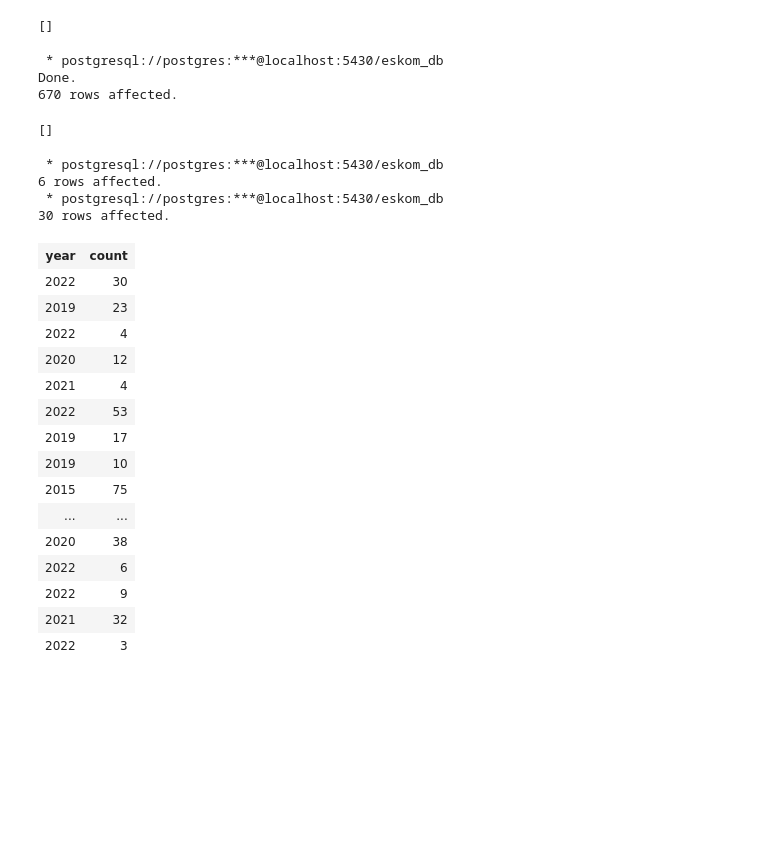
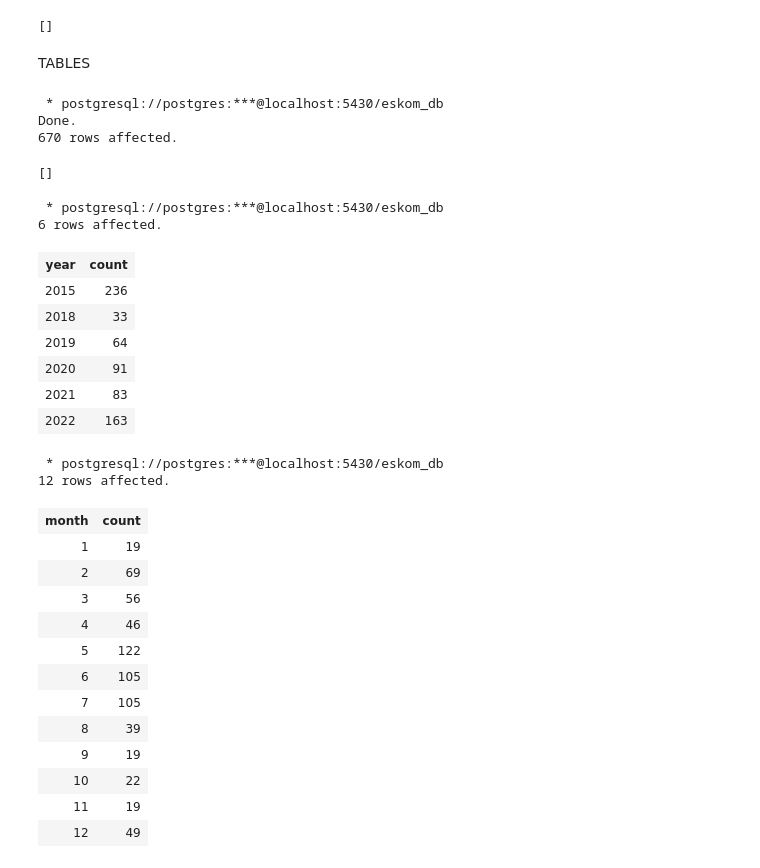
Before and after one commit to The-DigitalAcademy/Eskom_Data_Analysis, a Jupyter notebook: Loadshedding.ipynb, the cells around one changed output. Saved outputs shown, nothing was run; the diff lists cells and outputs as text; code cells hidden in the pictures; blank space fills up the shorter version.

```diff
--- a/Loadshedding.ipynb
+++ b/Loadshedding.ipynb
@@ -30,6 +33,8 @@ CSV HEADER;
  * postgresql://postgres:***@localhost:5430/eskom_db
 670 rows affected.
 []
+# %% [markdown]
+TABLES
 # %%
 %%sql
 DROP TABLE IF EXISTS load_shedding_clean;
@@ -49,27 +54,34 @@ Done.
 670 rows affected.
 []
 # %%
-stage_0 = %sql SELECT year,COUNT(stage) FROM load_shedding_clean WHERE stage = 0 GROUP BY year,stage
-counts = %sql SELECT year,COUNT(stage) FROM load_shedding_clean GROUP BY year,stage
-counts
+yearly_changes = %sql SELECT year,COUNT(stage) FROM load_shedding_clean GROUP BY year ORDER BY year
+yearly_changes
 # %% [output]
  * postgresql://postgres:***@localhost:5430/eskom_db
 6 rows affected.
- * postgresql://postgres:***@localhost:5430/eskom_db
-30 rows affected.
 | year | count |
-| 2022 | 30 |
-| 2019 | 23 |
-| 2022 | 4 |
-| 2020 | 12 |
-| 2021 | 4 |
-| 2022 | 53 |
-| 2019 | 17 |
-| 2019 | 10 |
-| 2015 | 75 |
-| ... | ... |
-| 2020 | 38 |
-| 2022 | 6 |
-| 2022 | 9 |
-| 2021 | 32 |
-| 2022 | 3 |
+| 2015 | 236 |
+| 2018 | 33 |
+| 2019 | 64 |
+| 2020 | 91 |
+| 2021 | 83 |
+| 2022 | 163 |
+# %%
+monthly_changes= %sql SELECT month,COUNT(stage) FROM load_shedding_clean GROUP BY month ORDER BY month
+monthly_changes
+# %% [output]
+ * postgresql://postgres:***@localhost:5430/eskom_db
+12 rows affected.
+| month | count |
+| 1 | 19 |
+| 2 | 69 |
+| 3 | 56 |
+| 4 | 46 |
+| 5 | 122 |
+| 6 | 105 |
+| 7 | 105 |
+| 8 | 39 |
+| 9 | 19 |
+| 10 | 22 |
+| 11 | 19 |
+| 12 | 49 |
```
Also changed, not shown: parts of 5 cells of this notebook.
